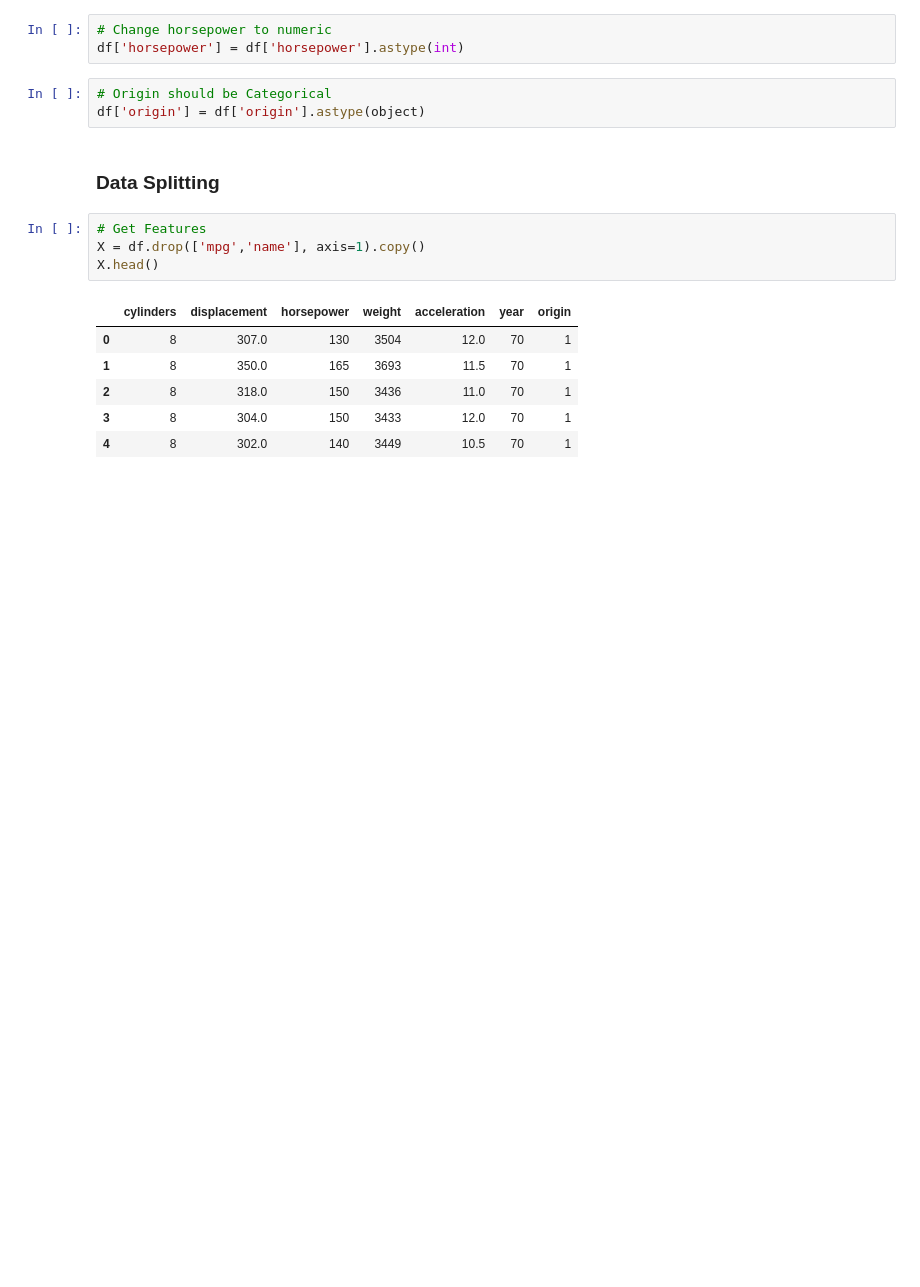
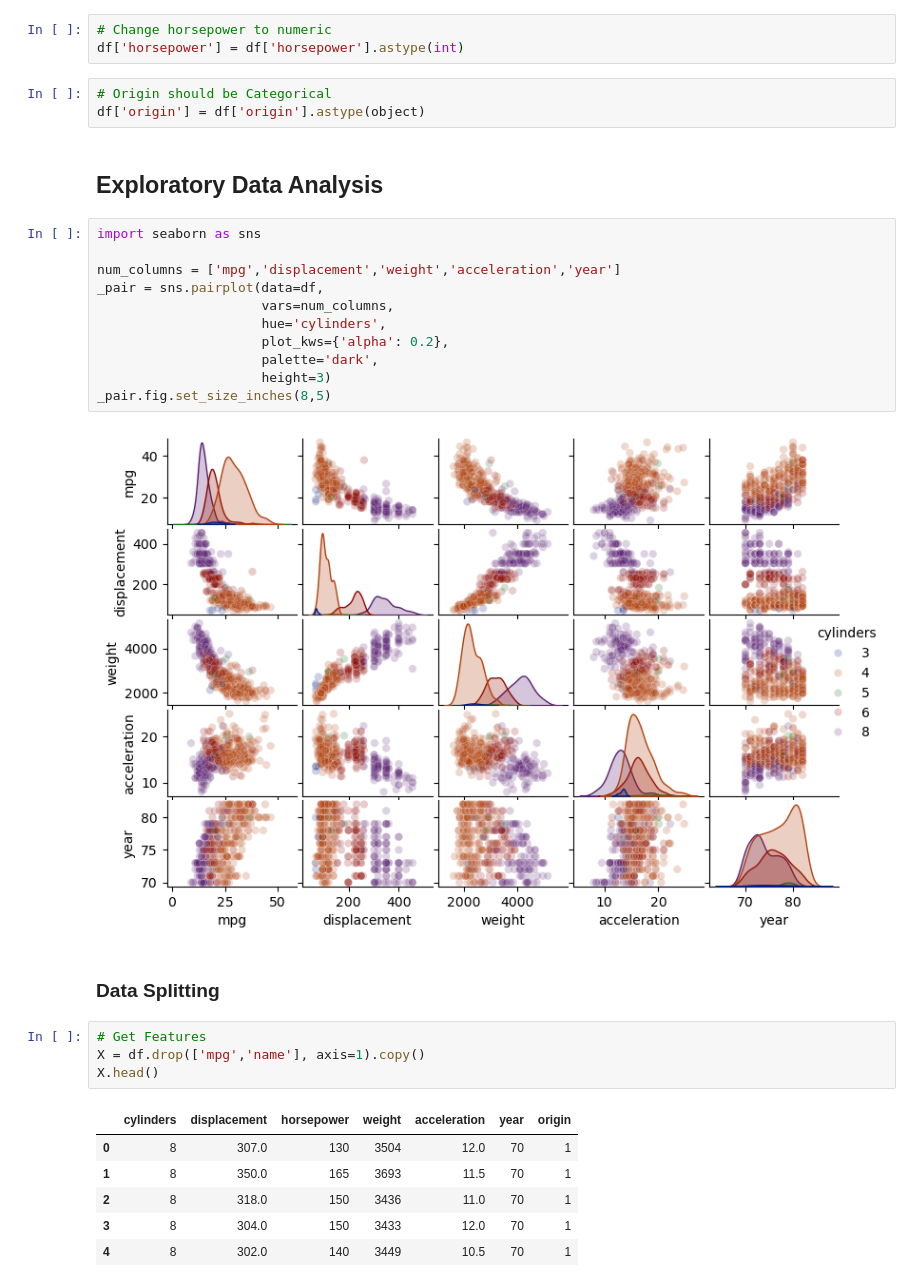
Before and after one commit to Gmabatah93/TREES, a Jupyter notebook: Decsion_Tree.ipynb, the cells around one changed output. Drawn from its saved outputs; the diff is of its cells as text; blank space fills up the shorter version.

```diff
--- a/Decsion_Tree.ipynb
+++ b/Decsion_Tree.ipynb
@@ -47,6 +53,21 @@ df['horsepower'] = df['horsepower'].astype(int)
 # %%
 # Origin should be Categorical
 df['origin'] = df['origin'].astype(object)
+# %% [markdown]
+## Exploratory Data Analysis
+# %%
+import seaborn as sns
+
+num_columns = ['mpg','displacement','weight','acceleration','year']
+_pair = sns.pairplot(data=df,
+                     vars=num_columns,
+                     hue='cylinders',
+                     plot_kws={'alpha': 0.2},
+                     palette='dark',
+                     height=3)
+_pair.fig.set_size_inches(8,5)
+# %% [output]
+[figure, added]
 # %% [markdown]
 ### Data Splitting
 # %%
```
Also changed, not shown: parts of 19 cells of this notebook.
